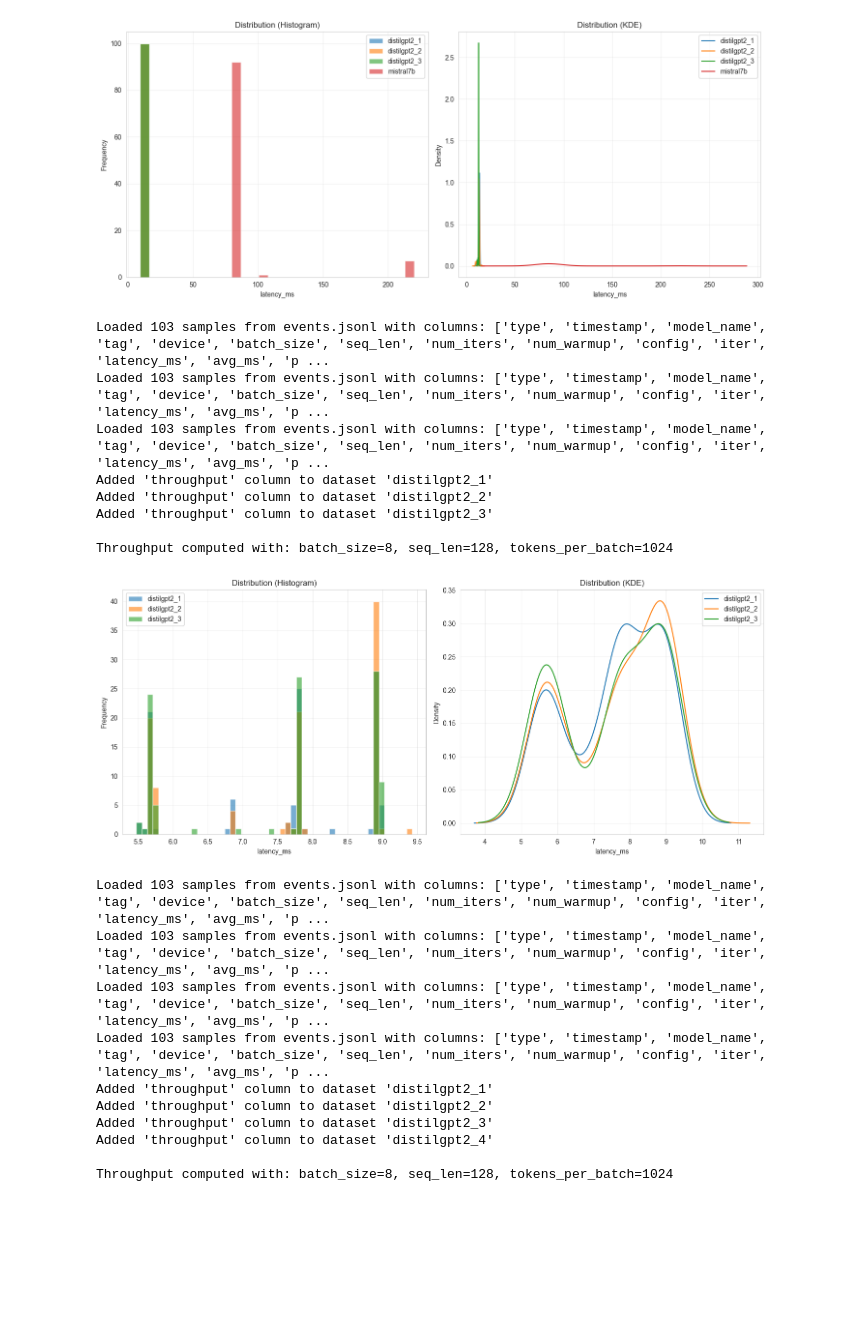
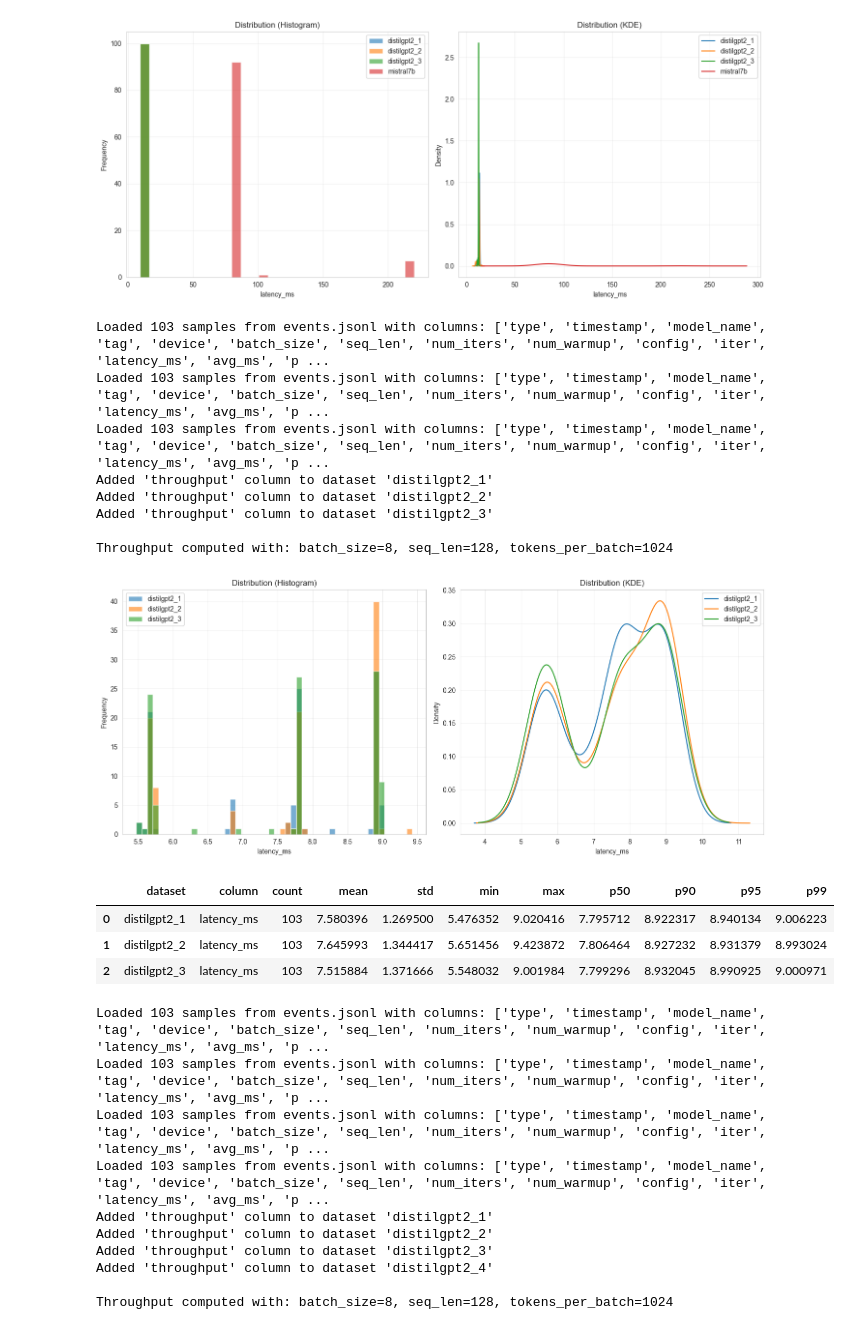
Before and after one commit to Ak33ra/15-418-final-project, a Jupyter notebook: notebooks/data_analysis.ipynb, the cells around one changed output. Cells and saved outputs as stored; diff of their text form; code cells hidden in the pictures; blank space fills up the shorter version.

```diff
--- a/notebooks/data_analysis.ipynb
+++ b/notebooks/data_analysis.ipynb
@@ -239,20 +246,25 @@ Throughput computed with: batch_size=8, seq_len=128, tokens_per_batch=1024
 # %%
 gpt2_3 = DataAnalyzer()
 gpt2_3.load_pattern("../data/3_distilgpt2_mps/**/events.jsonl", label_extractor= lambda name : name.parent.name)
 
 gpt2_3.add_throughput_column(latency_column = 'latency_ms')
 
 gpt2_3.plot_distributions(column='latency_ms', plot_type='both', bins=50)
+gpt2_3.compute_statistics(column='latency_ms')
 # %% [output]
 Loaded 103 samples from events.jsonl with columns: ['type', 'timestamp', 'model_name', 'tag', 'device', 'batch_size', 'seq_len', 'num_iters', 'num_warmup', 'config', 'iter', 'latency_ms', 'avg_ms', 'p ...
 Loaded 103 samples from events.jsonl with columns: ['type', 'timestamp', 'model_name', 'tag', 'device', 'batch_size', 'seq_len', 'num_iters', 'num_warmup', 'config', 'iter', 'latency_ms', 'avg_ms', 'p ...
 Loaded 103 samples from events.jsonl with columns: ['type', 'timestamp', 'model_name', 'tag', 'device', 'batch_size', 'seq_len', 'num_iters', 'num_warmup', 'config', 'iter', 'latency_ms', 'avg_ms', 'p ...
 Added 'throughput' column to dataset 'distilgpt2_1'
 Added 'throughput' column to dataset 'distilgpt2_2'
 Added 'throughput' column to dataset 'distilgpt2_3'
 
 Throughput computed with: batch_size=8, seq_len=128, tokens_per_batch=1024
 [figure]
+|  | dataset | column | count | mean | std | min | max | p50 | p90 | p95 | p99 |
+| 0 | distilgpt2_1 | latency_ms | 103 | 7.580396 | 1.269500 | 5.476352 | 9.020416 | 7.795712 | 8.922317 | 8.940134 | 9.006223 |
+| 1 | distilgpt2_2 | latency_ms | 103 | 7.645993 | 1.344417 | 5.651456 | 9.423872 | 7.806464 | 8.927232 | 8.931379 | 8.993024 |
+| 2 | distilgpt2_3 | latency_ms | 103 | 7.515884 | 1.371666 | 5.548032 | 9.001984 | 7.799296 | 8.932045 | 8.990925 | 9.000971 |
 # %%
 gpt2_4 = DataAnalyzer()
 gpt2_4.load_pattern("../data/4_distilgpt2_mps/**/events.jsonl", label_extractor= lambda name : name.parent.name)
```
Also changed, not shown: parts of 2 cells of this notebook, 2 other files.
